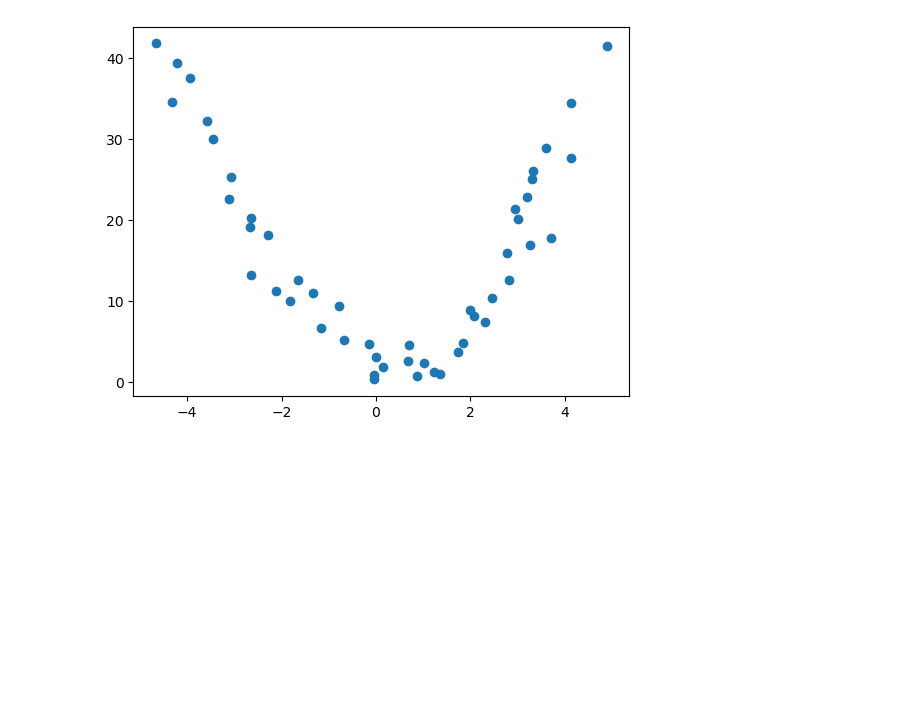
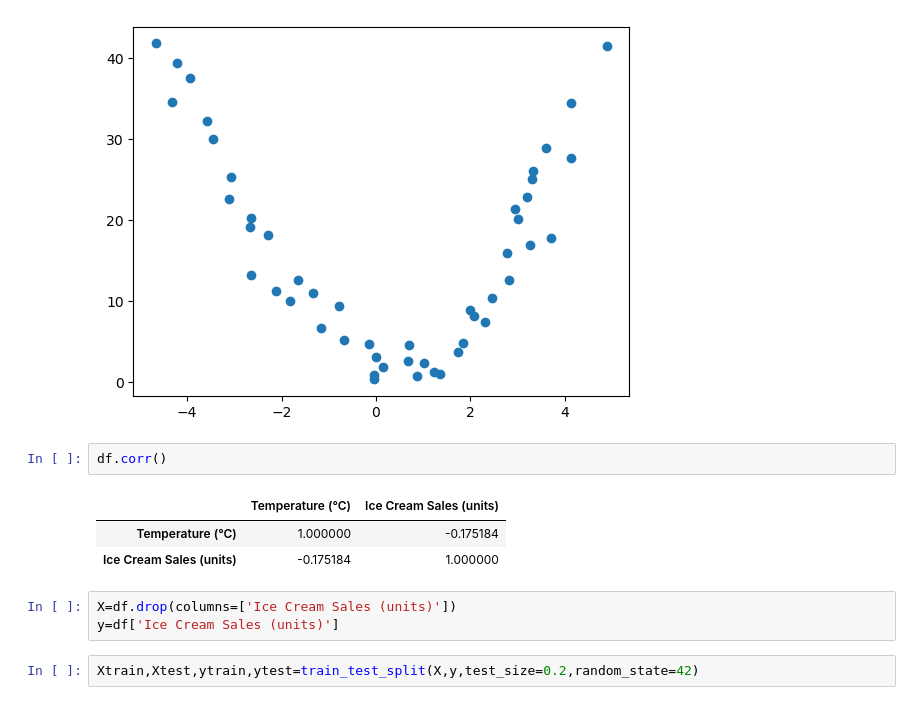
Before and after one commit to BandhavyaKS/Linear_Regression_Machine_learning, a Jupyter notebook: Ice_cream_sellling.ipynb, the cells around one changed output. Cells and saved outputs as stored; diff of their text form; blank space fills up the shorter version.

```diff
--- a/Ice_cream_sellling.ipynb
+++ b/Ice_cream_sellling.ipynb
@@ -85,3 +85,14 @@ plt.scatter(df[ 'Temperature (°C)'],df['Ice Cream Sales (units)'])
 # %% [output]
 <matplotlib.collections.PathCollection at 0x...>
 [figure]
+# %%
+df.corr()
+# %% [output]
+|  | Temperature (°C) | Ice Cream Sales (units) |
+| Temperature (°C) | 1.000000 | -0.175184 |
+| Ice Cream Sales (units) | -0.175184 | 1.000000 |
+# %%
+X=df.drop(columns=['Ice Cream Sales (units)'])
+y=df['Ice Cream Sales (units)']
+# %%
+Xtrain,Xtest,ytrain,ytest=train_test_split(X,y,test_size=0.2,random_state=42)
```
Also changed, not shown: 1 other file.
